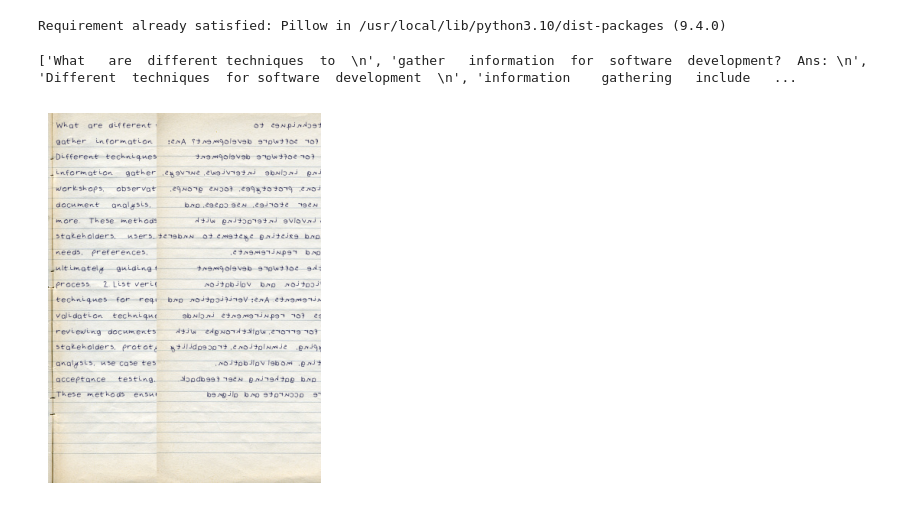
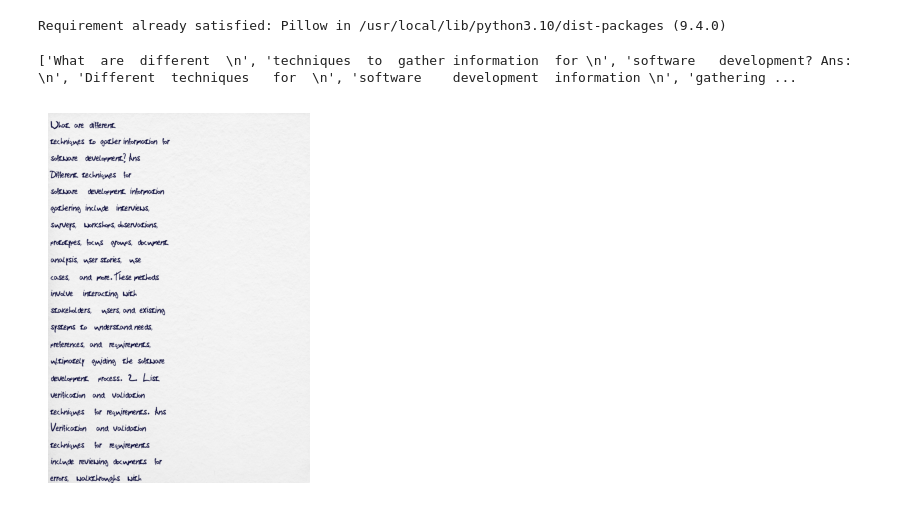
Before and after one commit to Aatmaj-Zephyr/handtype, a Jupyter notebook: handtype.ipynb, the cells around one changed output. Drawn from its saved outputs; the diff is of its cells as text; code cells hidden in the pictures.

Commit message:
added image processing

```diff
--- a/handtype.ipynb
+++ b/handtype.ipynb
@@ -8,14 +10,14 @@ import matplotlib.pyplot as plt
 import random as random
 
 # Load the image
-image_path = "input_image.jpg"
+image_path = "input_image2.jpeg"
 output_path = "output_image.jpg"
 image = Image.open(image_path)
 
 # Prepare the text to be written
 text = "1. What are different techniques to gather information for software development? \n Ans: Different techniques for software development information gathering include interviews, surveys, workshops, observations, prototypes, focus groups, document analysis, user stories, use cases, and more. These methods involve interacting with stakeholders, users, and existing systems to understand needs, preferences, and requirements, ultimately guiding the software development process. 2. List verification and validation techniques for requirements. Ans: Verification and validation techniques for requirements include reviewing documents for errors, walkthroughs with stakeholders, prototyping, simulations, traceability analysis, use case testing, model validation, acceptance testing, and gathering user feedback. These methods ensure accurate and aligned requirements also."
 font_path = "custom_font.ttf"  # Replace with the path to your TTF font file
-font_size = 15
+font_size = 50
 
 # Load the custom font
 font = ImageFont.truetype(font_path, font_size)
@@ -53,57 +55,32 @@ print(text)
 # Create a drawing object
 draw = ImageDraw.Draw(image)
 
 # Determine the position to place the text
 #text_width, text_height = draw.textsize(text, font)
 image_width, image_height = image.size
 
 #adjust as per requirement
 x = 10
 y = 10
 
 # Set the color for the text
 text_color = (0, 0, 50)  # color, change as needed
 
 line_spacing = 8
 
 # Write the text on the image
 for i in text:
   draw.text((x, y), i, font=font, fill=text_color)
   y += int(font.getsize(i)[1] + line_spacing)
 
 
-def fold_image(image, fold_position):
-    # Open the image
-    original_image = image
-    width, height = original_image.size
-
-    # Calculate the fold line coordinates
-    fold_x = int(fold_position * width)
-
-    # Create a new blank image
-    folded_image = Image.new("RGB", (width, height), (255, 255, 255))
-
-    # Paste the left side of the original image onto the folded image
-    folded_image.paste(original_image.crop((0, 0, fold_x, height)), (0, 0))
-
-    # Create a mirror image of the right side of the original image
-    right_side = original_image.crop((fold_x, 0, width, height))
-    right_side_mirror = right_side.transpose(Image.FLIP_LEFT_RIGHT)
-
-    # Paste the mirrored right side onto the folded image
-    folded_image.paste(right_side_mirror, (fold_x, 0))
-
-    return folded_image
-
-image = fold_image(image,0.4)
-
 # Save the modified image
 image.save(output_path)
 
 # Display the image using matplotlib
 plt.imshow(image)
 plt.axis('off')  # Turn off axes
 plt.show()
 # %% [output]
-['What   are  different techniques  to  \n', 'gather   information  for  software  development?  Ans: \n', 'Different  techniques  for software  development  \n', 'information    gathering   include   ...
+['What  are  different  \n', 'techniques  to  gather information  for \n', 'software   development? Ans:   \n', 'Different  techniques   for  \n', 'software    development  information \n', 'gathering ...
-[figure, old version]
+[figure, new version]
```
Also changed, not shown: parts of 3 cells of this notebook.
